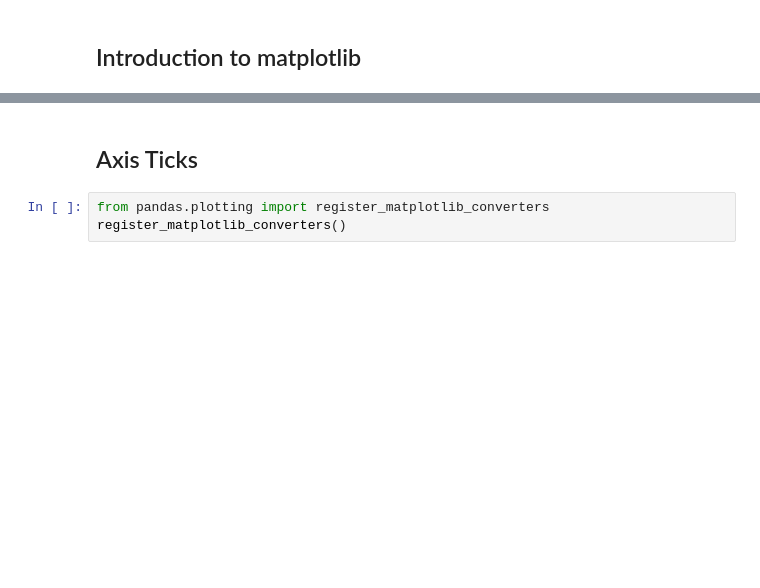
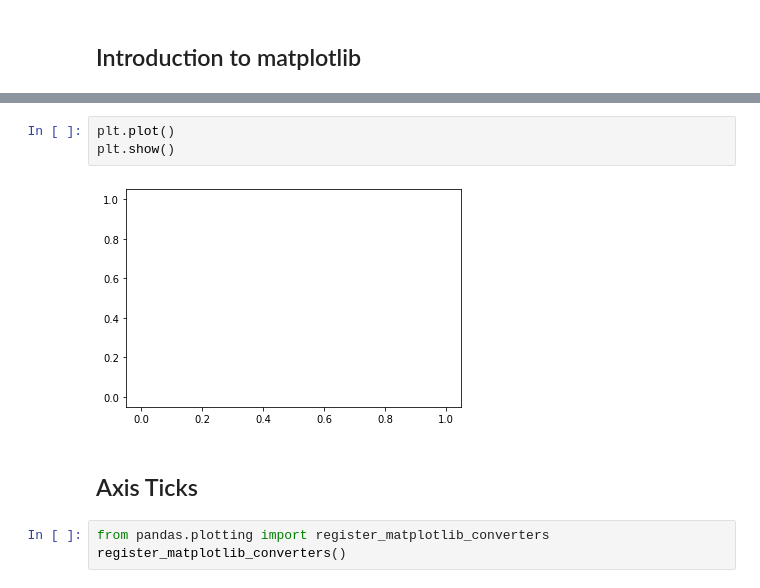
Before and after one commit to icta-tecaji/python-data-analysis-public, a Jupyter notebook: Del_05_Prikazovanje_podatkov_osnovno/05_Prikazovanje_podatkov_osnovno_CLEAN.ipynb, the cells around one changed output, grey strips where cells are left out. Cells and saved outputs as stored; diff of their text form; blank space fills up the shorter version.

```diff
--- a/Del_05_Prikazovanje_podatkov_osnovno/05_Prikazovanje_podatkov_osnovno_CLEAN.ipynb
+++ b/Del_05_Prikazovanje_podatkov_osnovno/05_Prikazovanje_podatkov_osnovno_CLEAN.ipynb
@@ -12,3 +69,8 @@ print(f'matplotlib: {matplotlib.__version__}')
+# %%
+plt.plot()
+plt.show()
+# %% [output]
+[figure, added]
 # %% [markdown]
 ## Axis Ticks
 # %%
```
Also changed, not shown: parts of 41 cells of this notebook, 1 other file.
